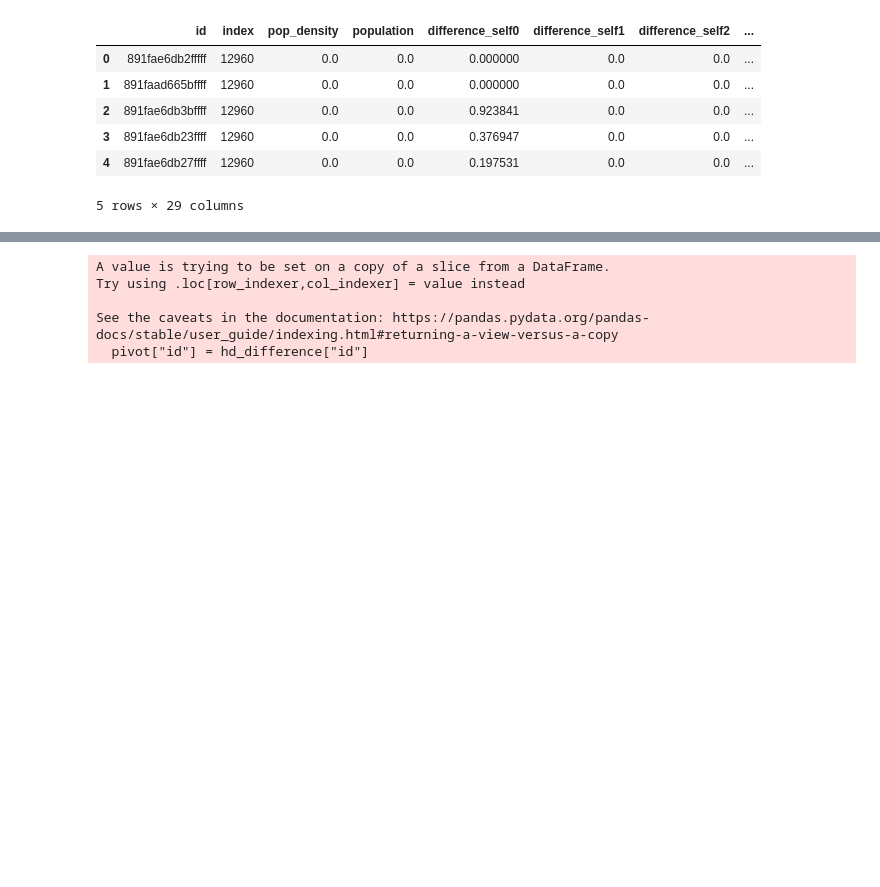
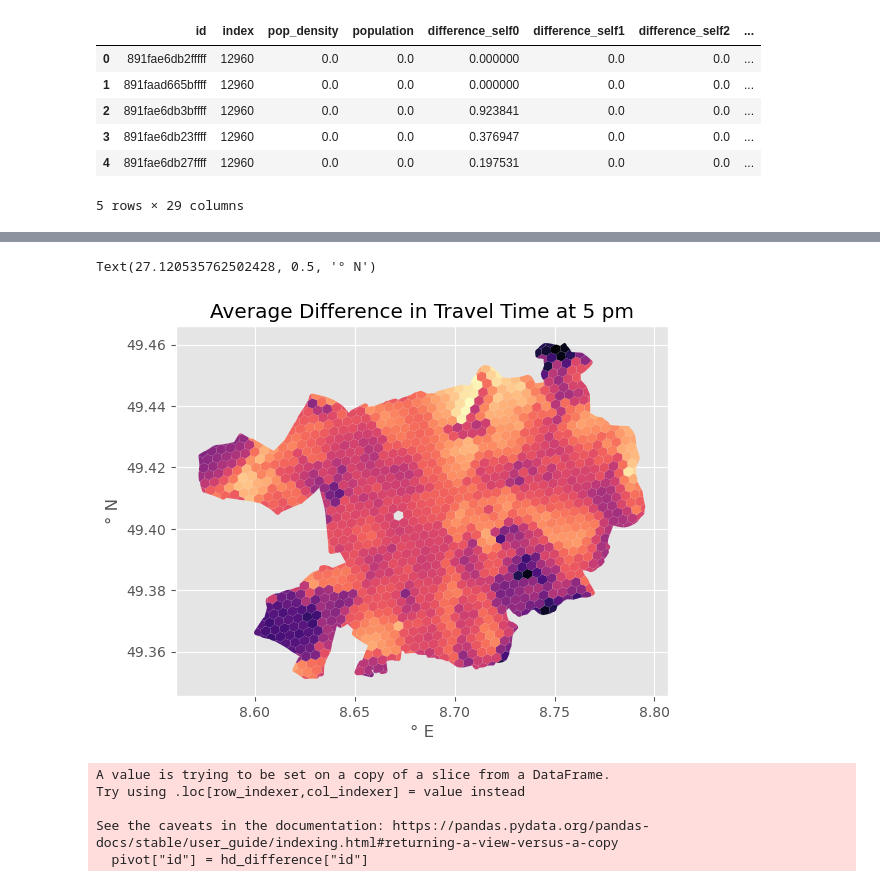
Before and after one commit to Chwiggy/thesis_analysis, a Jupyter notebook: differences.ipynb, the cells around one changed output, grey strips where cells are left out. Drawn from its saved outputs; the diff is of its cells as text; code cells hidden in the pictures; blank space fills up the shorter version.

Commit message:
added maps and plots

```diff
--- a/differences.ipynb
+++ b/differences.ipynb
@@ -16,4 +16,15 @@ hd_difference.head()
 hd_difference.explore(column='difference_self17', cmap='magma_r')
 # %% [output]
 [interactive output not drawn]
+# %%
+import matplotlib
+import matplotlib.pyplot as plt
+matplotlib.style.use("ggplot")
+ax = hd_difference.plot(column = 'difference_self17', cmap = 'magma_r')
+plt.title(label='Average Difference in Travel Time at 5 pm')
+plt.xlabel(xlabel = '° E')
+plt.ylabel(ylabel='° N')
+# %% [output]
+Text(27.120535762502428, 0.5, '° N')
+[figure, added]
 # %%
```
Also changed, not shown: parts of 2 cells of this notebook.
